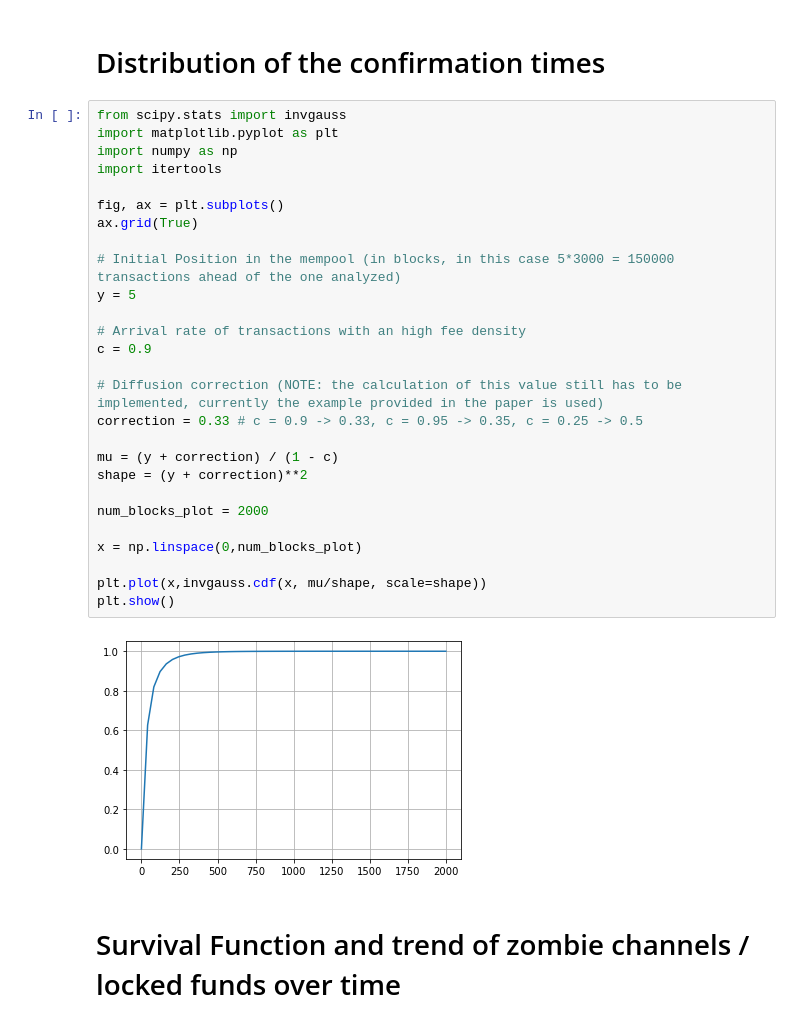
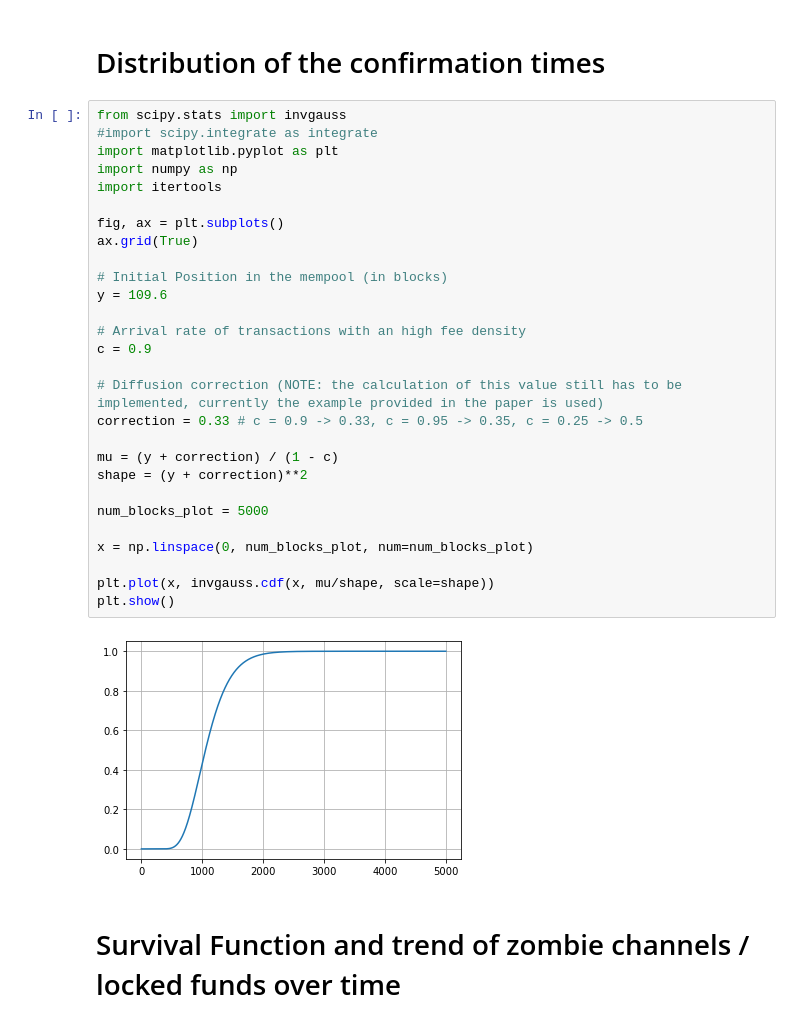
Before and after one commit to CosimoSguanci/Mass-Exit-Attacks-on-LN, a Jupyter notebook: ZombieAttack.ipynb, the cells around one changed output. Cells and saved outputs as stored; diff of their text form.

```diff
--- a/ZombieAttack.ipynb
+++ b/ZombieAttack.ipynb
@@ -2,33 +2,34 @@
 # Distribution of the confirmation times
 # %%
 from scipy.stats import invgauss
+#import scipy.integrate as integrate
 import matplotlib.pyplot as plt
 import numpy as np
 import itertools
 
 fig, ax = plt.subplots()
 ax.grid(True)
 
-# Initial Position in the mempool (in blocks, in this case 5*3000 = 150000 transactions ahead of the one analyzed)
-y = 5
+# Initial Position in the mempool (in blocks)
+y = 109.6
 
 # Arrival rate of transactions with an high fee density
 c = 0.9
 
 # Diffusion correction (NOTE: the calculation of this value still has to be implemented, currently the example provided in the paper is used)
 correction = 0.33 # c = 0.9 -> 0.33, c = 0.95 -> 0.35, c = 0.25 -> 0.5
 
 mu = (y + correction) / (1 - c)
 shape = (y + correction)**2
 
-num_blocks_plot = 2000
+num_blocks_plot = 5000
 
-x = np.linspace(0,num_blocks_plot)
+x = np.linspace(0, num_blocks_plot, num=num_blocks_plot)
 
-plt.plot(x,invgauss.cdf(x, mu/shape, scale=shape))
+plt.plot(x, invgauss.cdf(x, mu/shape, scale=shape))
 plt.show()
 # %% [output]
-[figure, old version]
+[figure, new version]
 # %% [markdown]
 # Survival Function and trend of zombie channels / locked funds over time
 # %%
```
Also changed, not shown: parts of 6 cells of this notebook.
